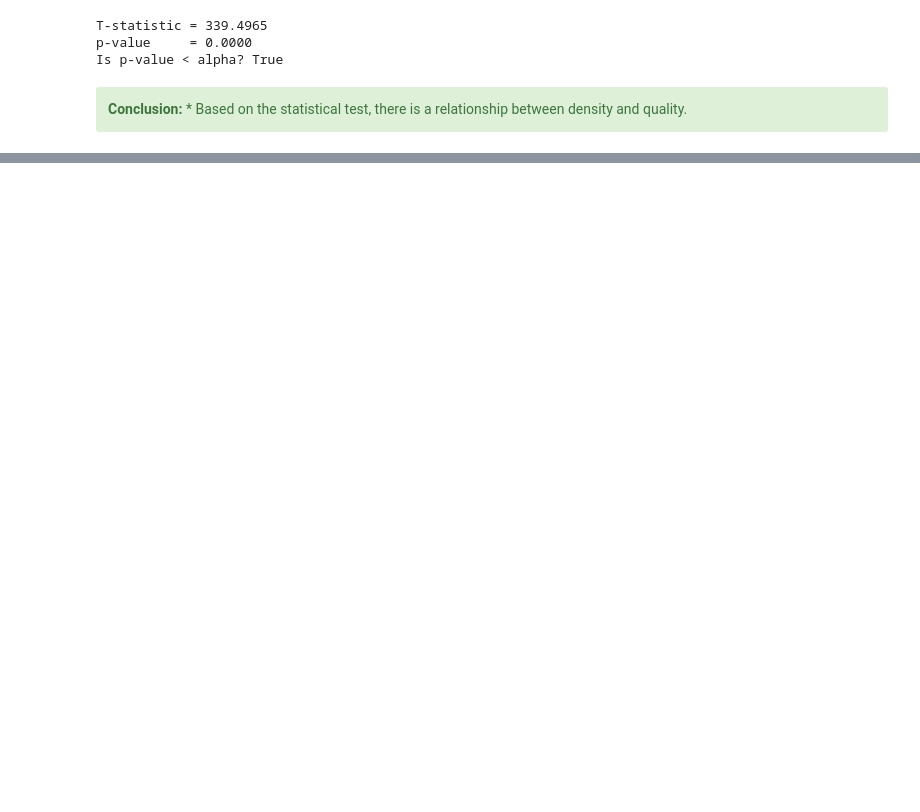
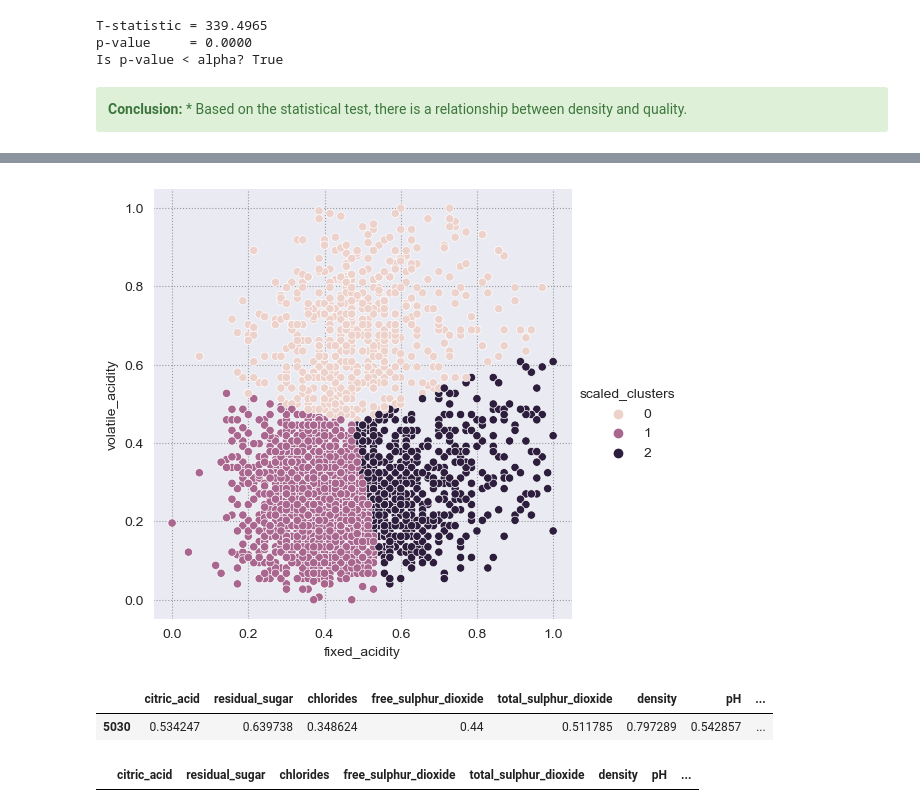
Before and after one commit to clustering-the-wines/wine_clustering, a Jupyter notebook: final_report.ipynb, the cells around one changed output, grey strips where cells are left out. Drawn from its saved outputs; the diff is of its cells as text; code cells hidden in the pictures; blank space fills up the shorter version.

```diff
--- a/final_report.ipynb
+++ b/final_report.ipynb
@@ -240,0 +295,5 @@ Is p-value < alpha? True
+# %%
+#function to create and visualize clusters
+X_train_scaled, kmeans = model.cluster_fit_acidity(X_train_scaled)
+# %% [output]
+[figure, added]
@@ -240,0 +306,9 @@ Is p-value < alpha? True
+# %%
+X_validate_scaled.head(1)
+# %% [output]
+|  | citric_acid | residual_sugar | chlorides | free_sulphur_dioxide | total_sulphur_dioxide | density | pH | ... |
+| 5030 | 0.534247 | 0.639738 | 0.348624 | 0.44 | 0.511785 | 0.797289 | 0.542857 | ... |
+# %%
+X_test_scaled.head(0)
+# %% [output]
+|  | citric_acid | residual_sugar | chlorides | free_sulphur_dioxide | total_sulphur_dioxide | density | pH | ... |
```
Also changed, not shown: parts of 34 cells of this notebook, 3 other files.
